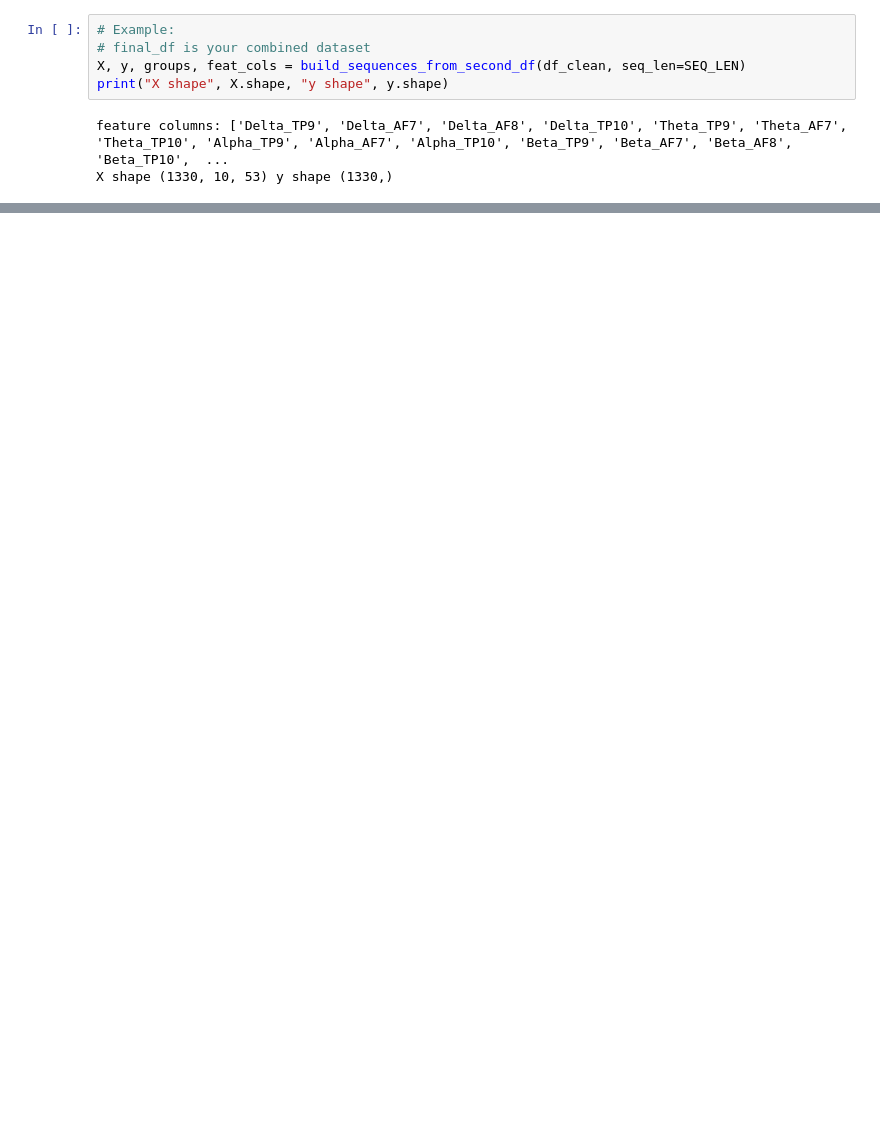
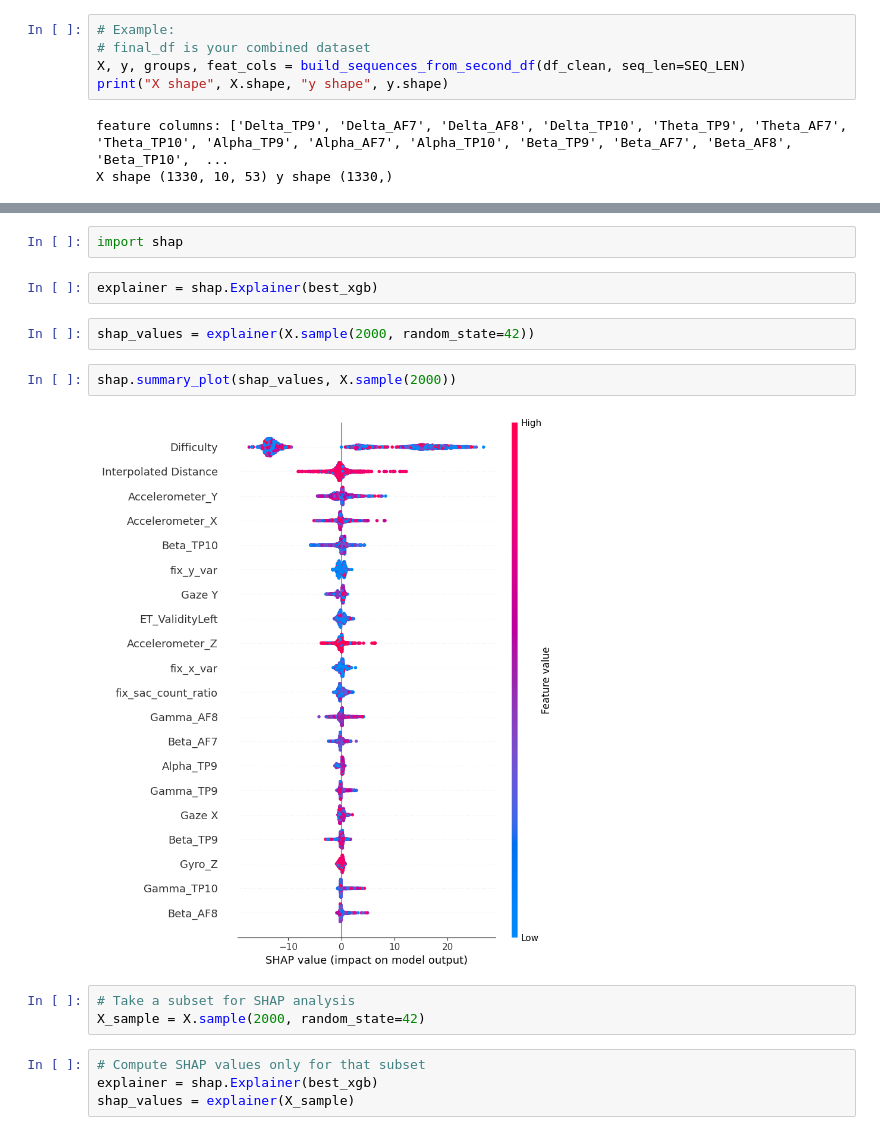
Before and after one commit to Ryuk0777/IIT_Bombay_Internship_T1_G51_Walhalla, a Jupyter notebook: notebooks/Model_Building/Model_type_2.ipynb, the cells around one changed output, grey strips where cells are left out. Cells and saved outputs as stored; diff of their text form; blank space fills up the shorter version.

```diff
--- a/notebooks/Model_Building/Model_type_2.ipynb
+++ b/notebooks/Model_Building/Model_type_2.ipynb
@@ -987,0 +1283,17 @@ Mean R²: 0.24722983837127685
+# %%
+import shap
+# %%
+explainer = shap.Explainer(best_xgb)
+# %%
+shap_values = explainer(X.sample(2000, random_state=42))
+# %%
+shap.summary_plot(shap_values, X.sample(2000))
+# %% [output]
+[figure, added]
+# %%
+# Take a subset for SHAP analysis
+X_sample = X.sample(2000, random_state=42)
+# %%
+# Compute SHAP values only for that subset
+explainer = shap.Explainer(best_xgb)
+shap_values = explainer(X_sample)
```
Also changed, not shown: parts of 137 cells of this notebook, 2 other files.
